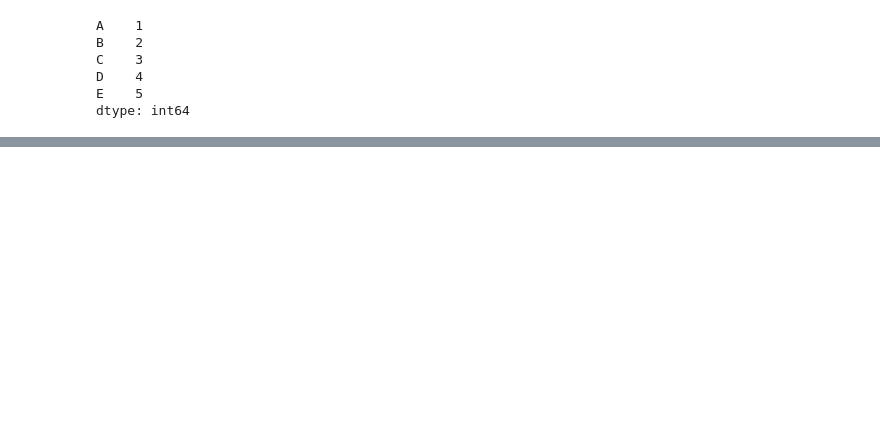
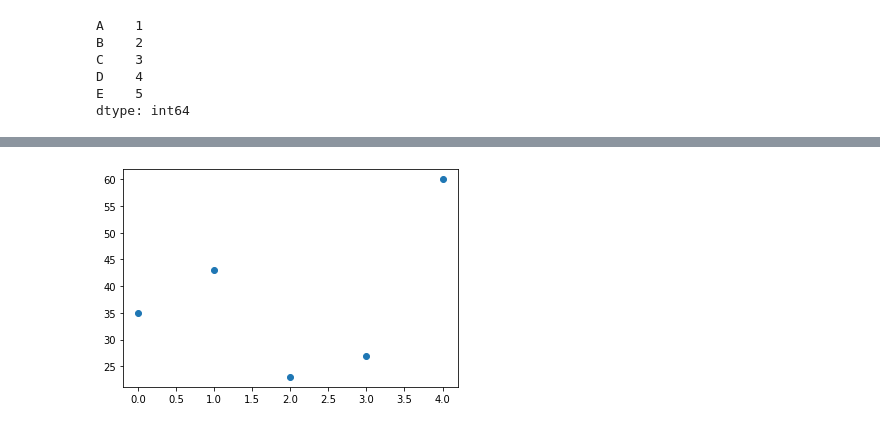
Before and after one commit to KanakaDurgaAkula/Lab, a Jupyter notebook: 19A21A0568_KanakaDurga_Akula_ipynb.ipynb, the cells around one changed output, grey strips where cells are left out. Saved outputs shown, nothing was run; the diff lists cells and outputs as text; code cells hidden in the pictures; blank space fills up the shorter version.

```diff
--- a/19A21A0568_KanakaDurga_Akula_ipynb.ipynb
+++ b/19A21A0568_KanakaDurga_Akula_ipynb.ipynb
@@ -2511,0 +2587,10 @@ dtype: int64
+# %%
+
+ import matplotlib.pyplot as plt
+import numpy as np
+x=np.arange(5)
+y=(35, 43,23,27,60)
+plt.scatter(x, y)
+plt. show()
+# %% [output]
+[figure, added]
```
Also changed, not shown: parts of 13 cells of this notebook.
